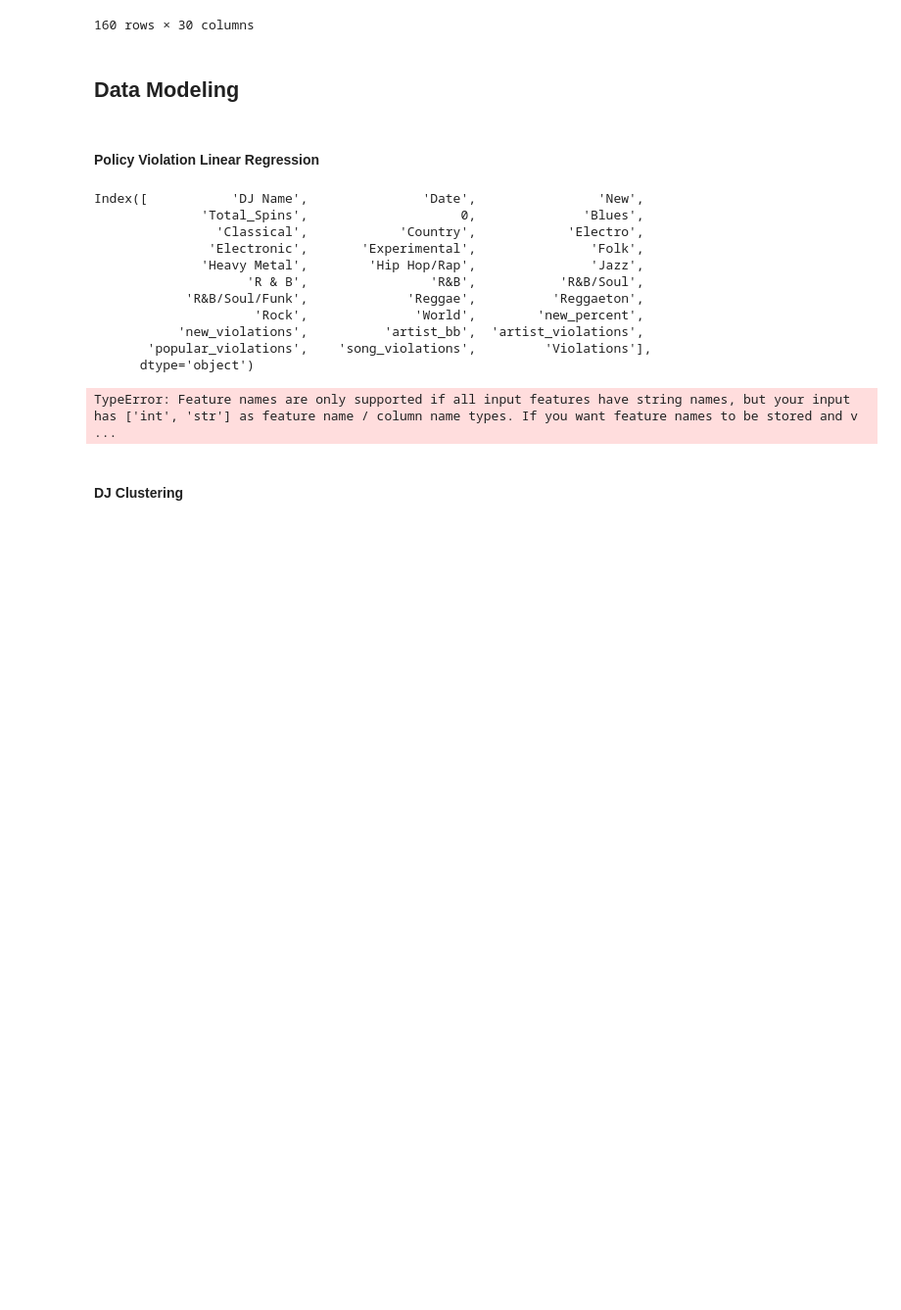
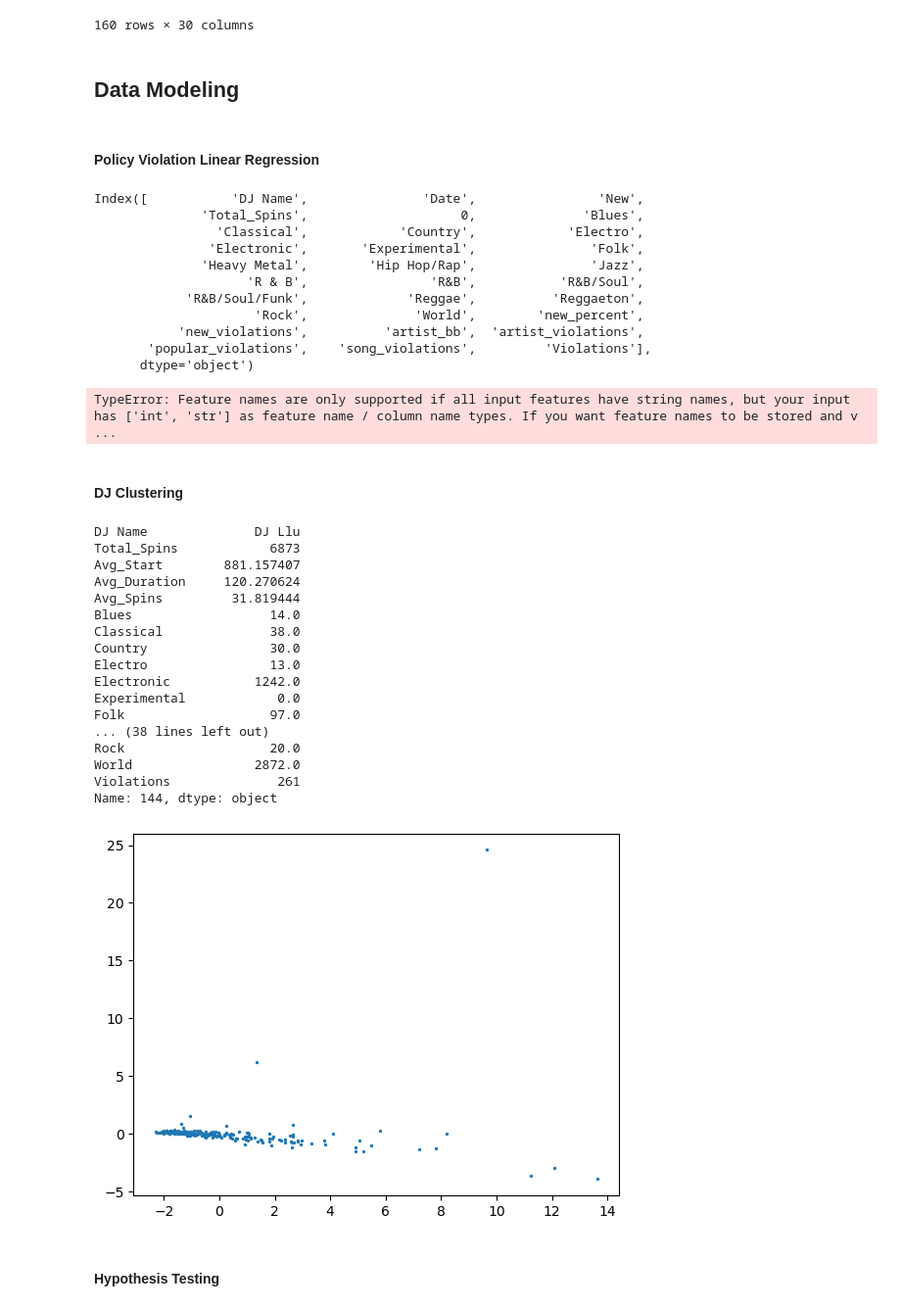
Before and after one commit to zhayes42/CS3870-WRUV, a Jupyter notebook: main.ipynb, the cells around one changed output. Shown: that part at 98% size. Cells and saved outputs as stored; diff of their text form; code cells hidden in the pictures; blank space fills up the shorter version.

Commit message:
Working with PCA to visualize before clustering

```diff
--- a/main.ipynb
+++ b/main.ipynb
@@ -177,7 +203,7 @@ new_and_local.T.plot.bar(stacked=True, rot=0)
 [figure]
 # %%
 # Temporary add (for work below), until the feature is properly created via scraping
-df["Top100"] = np.random.randint(1, 6, df.shape[0])
+df["Top100"] = np.random.randint(0, 1, df.shape[0])
 # %% [output]
 A value is trying to be set on a copy of a slice from a DataFrame.
 Try using .loc[row_indexer,col_indexer] = value instead
@@ -235,12 +261,12 @@ def spins_to_dj(spin_df: pd.DataFrame):
 
     # Calculate policy violation feature
     dj_df["Violations"] = dj_df["new_violations"] + dj_df["top_violations"]
-    #dj_df = dj_df.drop(columns=["new_violations", "top_violations"])
+    dj_df = dj_df.drop(columns=["new_violations", "top_violations"])
 
     return dj_df
 
-df1 = spins_to_dj(spin_df=df)
-df1
+djs_df = spins_to_dj(spin_df=df)
+djs_df
 # %% [output]
 A value is trying to be set on a copy of a slice from a DataFrame.
 Try using .loc[row_indexer,col_indexer] = value instead
@@ -368,0 +398,56 @@ TypeError: Feature names are only supported if all input features have string na
+# %%
+def dimension_reduction(high_dim_df: pd.DataFrame) -> np.ndarray:
+    high_dim_df_numeric = high_dim_df[high_dim_df["DJ Name"] != "Program Director"]
+    #high_dim_df_numeric = high_dim_df_numeric[high_dim_df["DJ Name"] != "JAH RED"]
+    high_dim_df_numeric = high_dim_df_numeric.drop(columns=["DJ Name"])
+
+    # Apply standard scalar
+    scalar = StandardScaler()
+    x = scalar.fit_transform(X=high_dim_df_numeric)
+
+    """print(scalar.feature_names_in_)
+    print(scalar.var_)
+
+    fig, ax = plt.subplots()
+    plt.bar(x=scalar.feature_names_in_, height=scalar.var_)
+    ax.set_xticklabels(labels=scalar.feature_names_in_, rotation=90, fontsize=8)"""
+
+    # Apply PCA
+    pca = PCA(n_components=2)
+    x = pca.fit_transform(x)
+
+    max_x_idx = np.argmax(x[:, 0])
+    max_y_idx = np.argmax(x[:, 1])
+    print(high_dim_df.iloc[max_x_idx, :])
+    print(high_dim_df.iloc[max_y_idx, :])
+
+    return x
+
+def visualize(viz_data: np.ndarray):
+    x = viz_data[:, 0]
+    y = viz_data[:, 1]
+    plt.scatter(x, y, s=2)
+
+data = dimension_reduction(djs_df)
+visualize(data)
+# %% [output]
+DJ Name              DJ Llu
+Total_Spins            6873
+Avg_Start        881.157407
+Avg_Duration     120.270624
+Avg_Spins         31.819444
+Blues                  14.0
+Classical              38.0
+Country                30.0
+Electro                13.0
+Electronic           1242.0
+Experimental            0.0
+Folk                   97.0
+... (38 lines left out)
+Rock                   20.0
+World                2872.0
+Violations              261
+Name: 144, dtype: object
+[figure, added]
+# %% [markdown]
+#### Hypothesis Testing
```
Also changed, not shown: parts of 5 cells of this notebook.
